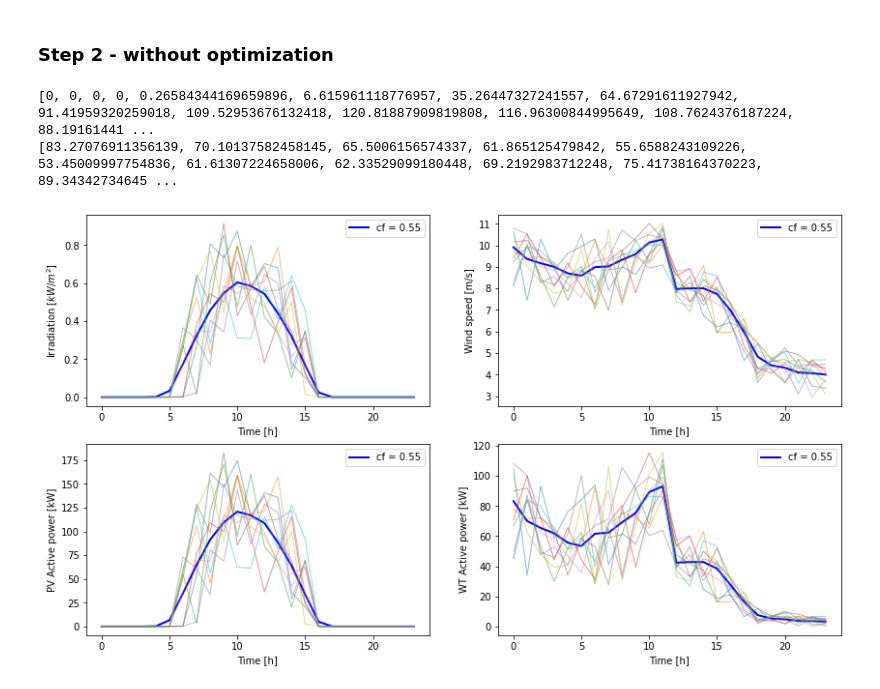
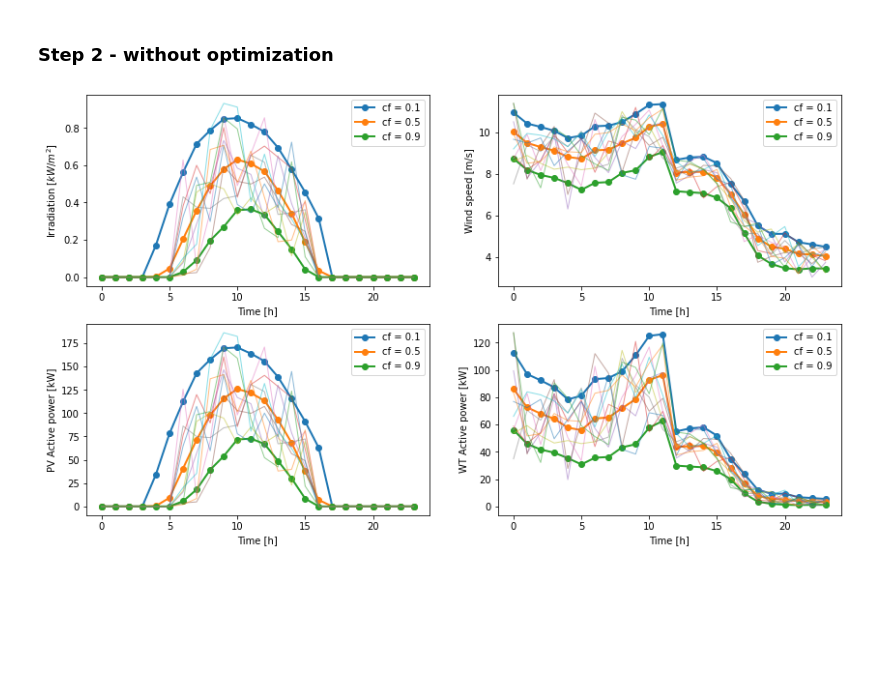
Before and after one commit to filipforro/MasterThesis, a Jupyter notebook: Pyomo/stochastic programming/stoch_RES_model.ipynb, the cells around one changed output. Saved outputs shown, nothing was run; the diff lists cells and outputs as text; code cells hidden in the pictures; blank space fills up the shorter version.

Commit message:
Monte Carlo working implementation.

```diff
--- a/Pyomo/stochastic programming/stoch_RES_model.ipynb
+++ b/Pyomo/stochastic programming/stoch_RES_model.ipynb
@@ -36,7 +36,7 @@ mu_st = {t:PVGeneration.loc[t, 'mean'] for t in PVGeneration.index}
 var_st = {t:PVGeneration.loc[t, 'variance'] for t in PVGeneration.index}
 mu_wt = {t:WindGeneration.loc[t, 'mean'] for t in WindGeneration.index}
 var_wt = {t:WindGeneration.loc[t, 'variance'] for t in WindGeneration.index}
-eta_conf = 55/100       #% confidence interval
+eta_conf = 10/100       #% confidence interval
 
 wsin = 3                #Cut-in wind speed in (m/s)
 wsr = 12                #Rated wind speed in (m/s)
@@ -44,7 +44,7 @@ wsout = 20              #Cut-off wind speed in (m/s)
 Pwpp = 150              #Max. kW of aggregated wind
 Ppv = 200               #Max. kW of aggregated solar
 
-def renewable_sources(case):
+def renewable_sources(case, eta_conf):
     irrad = []; Ppvt = []
     wind = []; Pwt = []
 
@@ -105,26 +105,27 @@ def renewable_sources(case):
 # %% [markdown]
 ### Step 2 - without optimization
 # %%
-irrad, wind, Ppvt, Pwt = renewable_sources('Bilevel')
-print(Ppvt)
-print(Pwt)
+eta_conf = [0.1, 0.5, 0.9]
 
 fig, ax = plt.subplots(nrows=2, ncols=2, squeeze=False, figsize=(14,8))
-ax[0,0].plot(PVGeneration.index, irrad, 'b-', lw=2, alpha=1, label='cf = '+str(eta_conf));ax[0,0].set_xlabel('Time [h]');ax[0,0].set_ylabel('Irradiation [$kW/m^2$]');ax[0,0].legend()
-ax[0,1].plot(WindGeneration.index, wind, 'b-', lw=2, alpha=1, label='cf = '+str(eta_conf));ax[0,1].set_xlabel('Time [h]');ax[0,1].set_ylabel('Wind speed [m/s]');ax[0,1].legend()
+for i in eta_conf:
+    irrad, wind, Ppvt, Pwt = renewable_sources('Bilevel', i)
 
-ax[1,0].plot(PVGeneration.index, Ppvt, 'b-', lw=2, alpha=1, label='cf = '+str(eta_conf));ax[1,0].set_xlabel('Time [h]');ax[1,0].set_ylabel('Active power [kW]');ax[1,0].legend()
-ax[1,1].plot(WindGeneration.index, Pwt, 'b-', lw=2, alpha=1, label='cf = '+str(eta_conf));ax[1,1].set_xlabel('Time [h]');ax[1,1].set_ylabel('Active power [kW]');ax[1,1].legend();
+    ax[0,0].plot(PVGeneration.index, irrad, '-o', lw=2, alpha=1, label='cf = '+str(i));ax[0,0].set_xlabel('Time [h]');ax[0,0].set_ylabel('Irradiation [$kW/m^2$]');ax[0,0].legend()
+    ax[0,1].plot(WindGeneration.index, wind, '-o', lw=2, alpha=1, label='cf = '+str(i));ax[0,1].set_xlabel('Time [h]');ax[0,1].set_ylabel('Wind speed [m/s]');ax[0,1].legend()
+
+    ax[1,0].plot(PVGeneration.index, Ppvt, '-o', lw=2, alpha=1, label='cf = '+str(i));ax[1,0].set_xlabel('Time [h]');ax[1,0].set_ylabel('Active power [kW]');ax[1,0].legend()
+    ax[1,1].plot(WindGeneration.index, Pwt, '-o', lw=2, alpha=1, label='cf = '+str(i));ax[1,1].set_xlabel('Time [h]');ax[1,1].set_ylabel('Active power [kW]');ax[1,1].legend();
 
 for i in range(10):
-    irrad, wind, Ppvt, Pwt = renewable_sources('Monte Carlo')
+    irrad, wind, Ppvt, Pwt = renewable_sources('Monte Carlo', eta_conf)
 
     ax[0,0].plot(PVGeneration.index, irrad, lw=1, alpha=0.5);ax[0,0].set_xlabel('Time [h]');ax[0,0].set_ylabel('Irradiation [$kW/m^2$]');ax[0,0].legend()
     ax[0,1].plot(WindGeneration.index, wind, lw=1, alpha=0.5);ax[0,1].set_xlabel('Time [h]');ax[0,1].set_ylabel('Wind speed [m/s]');ax[0,1].legend()
 
     ax[1,0].plot(PVGeneration.index, Ppvt, lw=1, alpha=0.5);ax[1,0].set_xlabel('Time [h]');ax[1,0].set_ylabel('PV Active power [kW]');ax[1,0].legend()
     ax[1,1].plot(WindGeneration.index, Pwt, lw=1, alpha=0.5);ax[1,1].set_xlabel('Time [h]');ax[1,1].set_ylabel('WT Active power [kW]');ax[1,1].legend();
+
+plt.savefig('Visualization/daily_gen.png', bbox_inches='tight')
 # %% [output]
-[0, 0, 0, 0, 0.26584344169659896, 6.615961118776957, 35.26447327241557, 64.67291611927942, 91.41959320259018, 109.52953676132418, 120.81887909819808, 116.96300844995649, 108.7624376187224, 88.19161441 ...
-[83.27076911356139, 70.10137582458145, 65.5006156574337, 61.865125479842, 55.6588243109226, 53.45009997754836, 61.61307224658006, 62.33529099180448, 69.2192983712248, 75.41738164370223, 89.34342734645 ...
-[figure, old version]
+[figure, new version]
```
Also changed, not shown: 5 other files.
